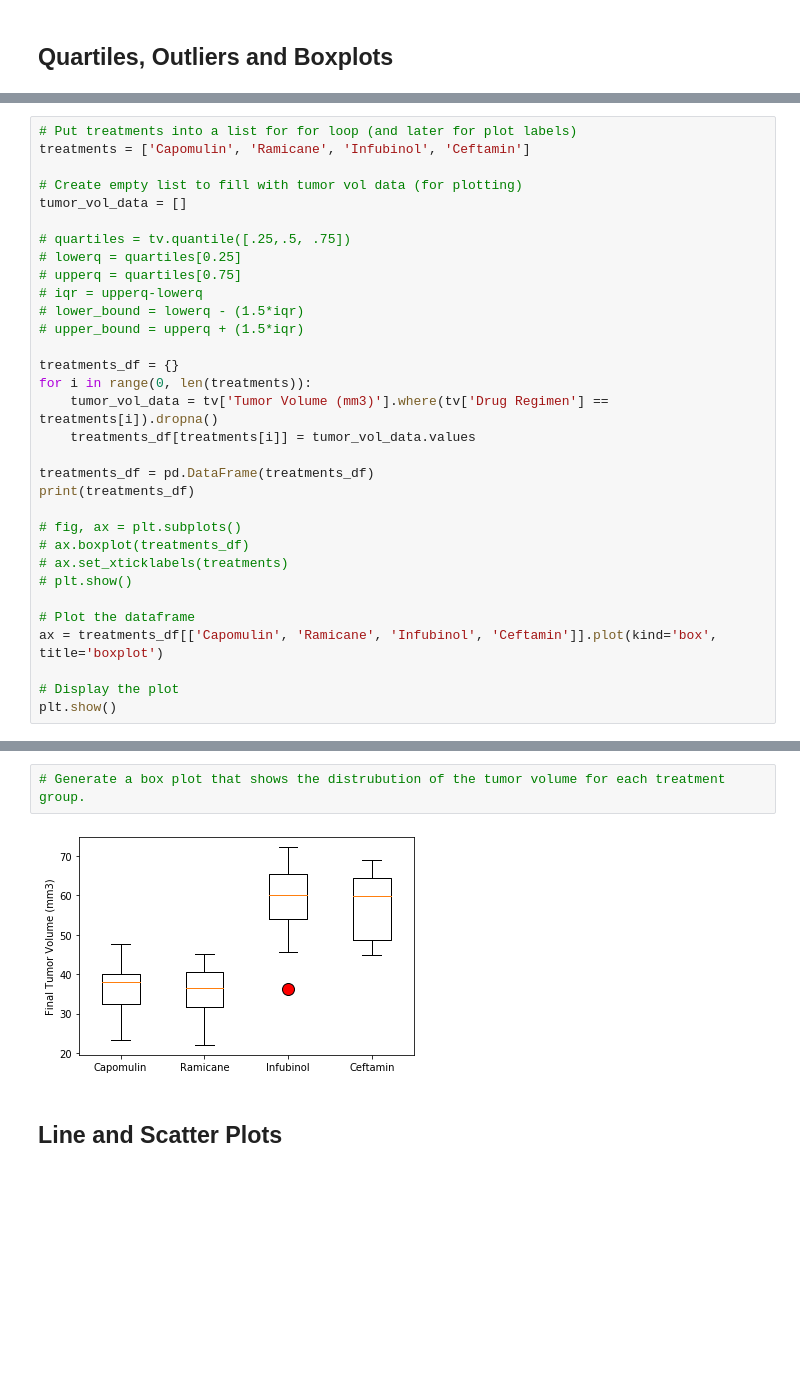
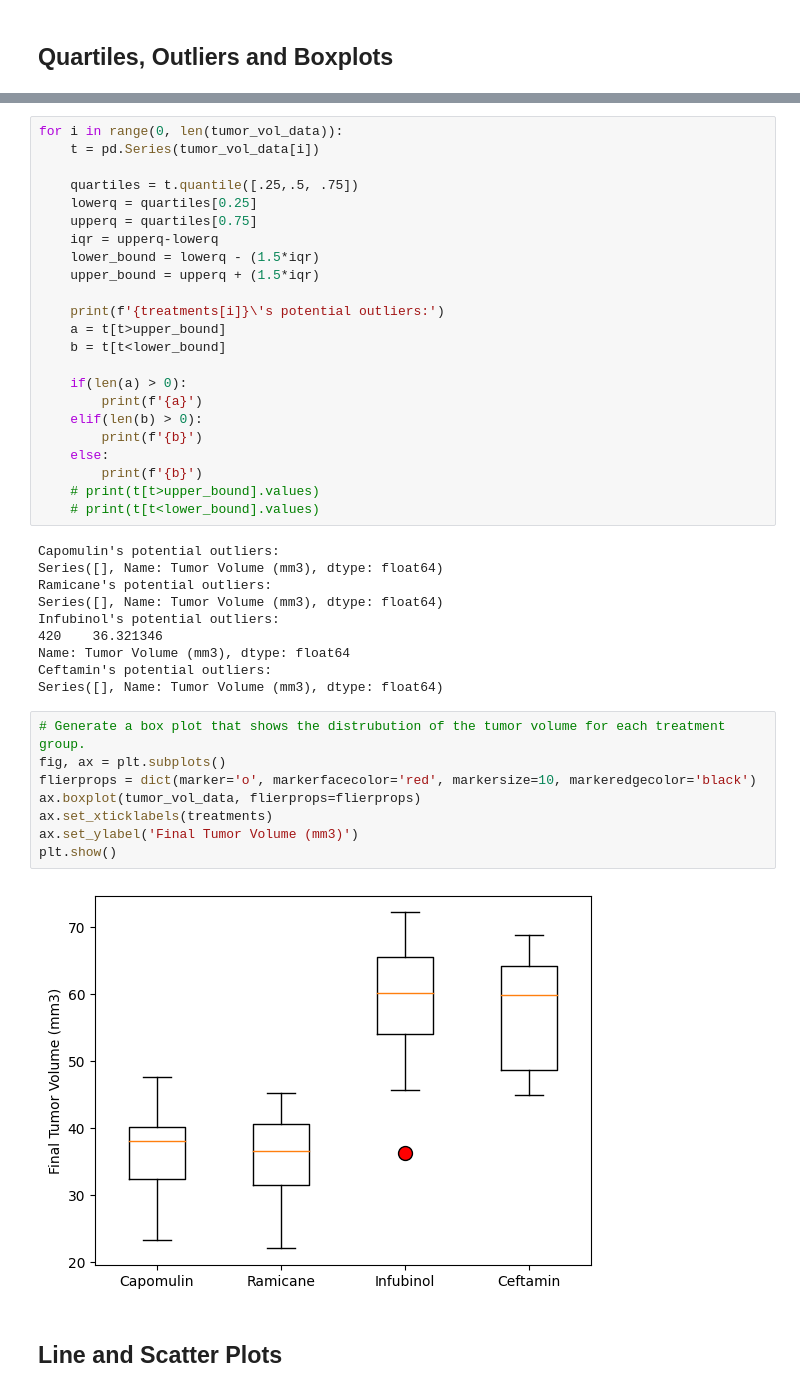
Before and after one commit to akinyemia/Matplotlib-challenge, a Jupyter notebook: Pymaceuticals/main.ipynb, the cells around one changed output, grey strips where cells are left out. Saved outputs shown, nothing was run; the diff lists cells and outputs as text; blank space fills up the shorter version.

```diff
--- a/Pymaceuticals/main.ipynb
+++ b/Pymaceuticals/main.ipynb
@@ -394,32 +252,0 @@ Ceftamin's potential outliers: Series([], Name: Tumor Volume (mm3), dtype: float
-# %%
-# Put treatments into a list for for loop (and later for plot labels)
-treatments = ['Capomulin', 'Ramicane', 'Infubinol', 'Ceftamin']
-
-# Create empty list to fill with tumor vol data (for plotting)
-tumor_vol_data = []
-
-# quartiles = tv.quantile([.25,.5, .75])
-# lowerq = quartiles[0.25]
-# upperq = quartiles[0.75]
-# iqr = upperq-lowerq
-# lower_bound = lowerq - (1.5*iqr)
-# upper_bound = upperq + (1.5*iqr)
-
-treatments_df = {}
-for i in range(0, len(treatments)):
-    tumor_vol_data = tv['Tumor Volume (mm3)'].where(tv['Drug Regimen'] == treatments[i]).dropna()
-    treatments_df[treatments[i]] = tumor_vol_data.values
-
-treatments_df = pd.DataFrame(treatments_df)
-print(treatments_df)
-
-# fig, ax = plt.subplots()
-# ax.boxplot(treatments_df)
-# ax.set_xticklabels(treatments)
-# plt.show()
-
-# Plot the dataframe
-ax = treatments_df[['Capomulin', 'Ramicane', 'Infubinol', 'Ceftamin']].plot(kind='box', title='boxplot')
-
-# Display the plot
-plt.show()
@@ -445,7 +253,46 @@ plt.show()
+# %%
+for i in range(0, len(tumor_vol_data)):
+    t = pd.Series(tumor_vol_data[i])
+
+    quartiles = t.quantile([.25,.5, .75])
+    lowerq = quartiles[0.25]
+    upperq = quartiles[0.75]
+    iqr = upperq-lowerq
+    lower_bound = lowerq - (1.5*iqr)
+    upper_bound = upperq + (1.5*iqr)
+
+    print(f'{treatments[i]}\'s potential outliers:')
+    a = t[t>upper_bound]
+    b = t[t<lower_bound]
+
+    if(len(a) > 0):
+        print(f'{a}')
+    elif(len(b) > 0):
+        print(f'{b}')
+    else:
+        print(f'{b}')
+    # print(t[t>upper_bound].values)
+    # print(t[t<lower_bound].values)
+# %% [output]
+Capomulin's potential outliers:
+Series([], Name: Tumor Volume (mm3), dtype: float64)
+Ramicane's potential outliers:
+Series([], Name: Tumor Volume (mm3), dtype: float64)
+Infubinol's potential outliers:
+420    36.321346
+Name: Tumor Volume (mm3), dtype: float64
+Ceftamin's potential outliers:
+Series([], Name: Tumor Volume (mm3), dtype: float64)
 # %%
 # Generate a box plot that shows the distrubution of the tumor volume for each treatment group.
+fig, ax = plt.subplots()
+flierprops = dict(marker='o', markerfacecolor='red', markersize=10, markeredgecolor='black')
+ax.boxplot(tumor_vol_data, flierprops=flierprops)
+ax.set_xticklabels(treatments)
+ax.set_ylabel('Final Tumor Volume (mm3)')
+plt.show()
 # %% [output]
-[figure, old version]
+[figure, new version]
 # %% [markdown]
 ## Line and Scatter Plots
 # %%
```
Also changed, not shown: parts of 15 cells of this notebook.
